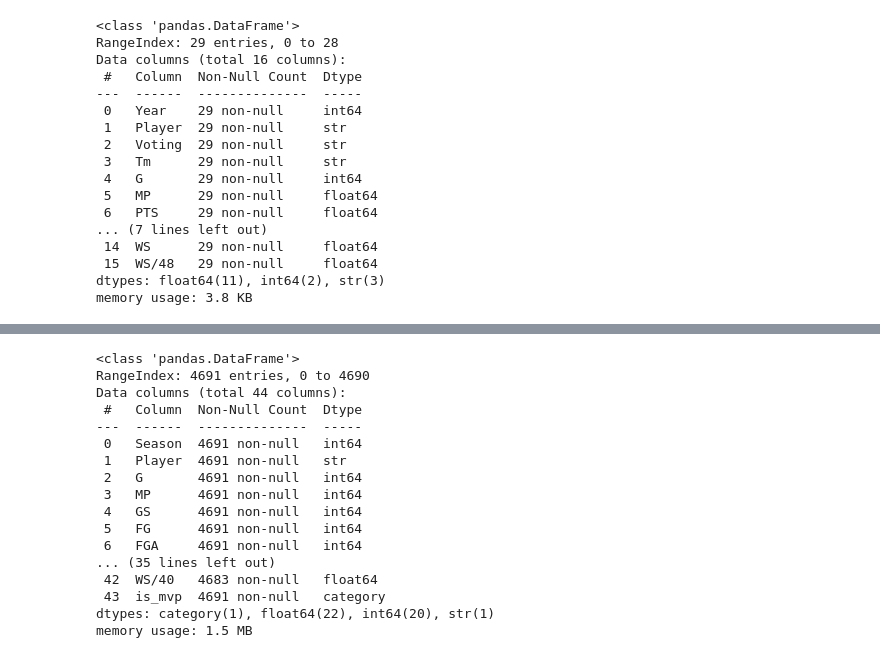
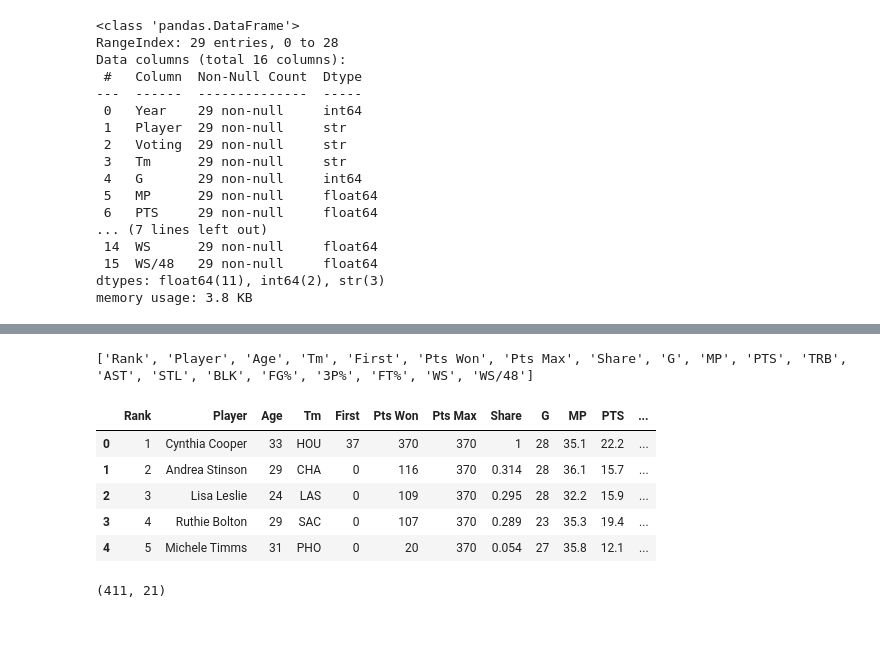
Before and after one commit to reem-naji/wnba, a Jupyter notebook: ml/notebooks/scrape.ipynb, the cells around one changed output, grey strips where cells are left out. Drawn from its saved outputs; the diff is of its cells as text; code cells hidden in the pictures; blank space fills up the shorter version.

```diff
--- a/ml/notebooks/scrape.ipynb
+++ b/ml/notebooks/scrape.ipynb
@@ -496,21 +416,0 @@ memory usage: 1.6+ MB
-# %%
-final_df['is_mvp'] = final_df['is_mvp'].astype('category')
-final_df.info()
-# %% [output]
-<class 'pandas.DataFrame'>
-RangeIndex: 4691 entries, 0 to 4690
-Data columns (total 44 columns):
- #   Column  Non-Null Count  Dtype
----  ------  --------------  -----
- 0   Season  4691 non-null   int64
- 1   Player  4691 non-null   str
- 2   G       4691 non-null   int64
- 3   MP      4691 non-null   int64
- 4   GS      4691 non-null   int64
- 5   FG      4691 non-null   int64
- 6   FGA     4691 non-null   int64
-... (35 lines left out)
- 42  WS/40   4683 non-null   float64
- 43  is_mvp  4691 non-null   category
-dtypes: category(1), float64(22), int64(20), str(1)
-memory usage: 1.5 MB
@@ -518,0 +417,24 @@ final_df.to_csv('../data/classification_data.csv')
+# %%
+url = "https://www.basketball-reference.com/wnba/awards/awards_1997.html#all_mvp"
+response = requests.get(url)
+soup = BeautifulSoup(response.content, 'html.parser')
+table = soup.find('table', {'id':'mvp'})
+headers =  [th.getText() for th in table.find('tr', {'over_header'}).find_next_sibling().find_all('th')]
+rows = []
+for row in table.find('tbody').find_all('tr'):
+    ths = row.find_all('th')
+    tds = row.find_all('td')
+    rows.append([th.getText() for th in ths]+[td.getText() for td in tds])
+
+df = pd.DataFrame(rows, columns=headers)
+column_names = list(df.columns)
+print(column_names)
+df.head()
+# %% [output]
+['Rank', 'Player', 'Age', 'Tm', 'First', 'Pts Won', 'Pts Max', 'Share', 'G', 'MP', 'PTS', 'TRB', 'AST', 'STL', 'BLK', 'FG%', '3P%', 'FT%', 'WS', 'WS/48']
+|  | Rank | Player | Age | Tm | First | Pts Won | Pts Max | Share | G | MP | PTS | ... |
+| 0 | 1 | Cynthia Cooper | 33 | HOU | 37 | 370 | 370 | 1 | 28 | 35.1 | 22.2 | ... |
+| 1 | 2 | Andrea Stinson | 29 | CHA | 0 | 116 | 370 | 0.314 | 28 | 36.1 | 15.7 | ... |
+| 2 | 3 | Lisa Leslie | 24 | LAS | 0 | 109 | 370 | 0.295 | 28 | 32.2 | 15.9 | ... |
+| 3 | 4 | Ruthie Bolton | 29 | SAC | 0 | 107 | 370 | 0.289 | 23 | 35.3 | 19.4 | ... |
+| 4 | 5 | Michele Timms | 31 | PHO | 0 | 20 | 370 | 0.054 | 27 | 35.8 | 12.1 | ... |
@@ -518,0 +463,4 @@ final_df.to_csv('../data/classification_data.csv')
+# %%
+scraped_mvp_votes.shape
+# %% [output]
+(411, 21)
```
Also changed, not shown: parts of 21 cells of this notebook, 2 other files.
